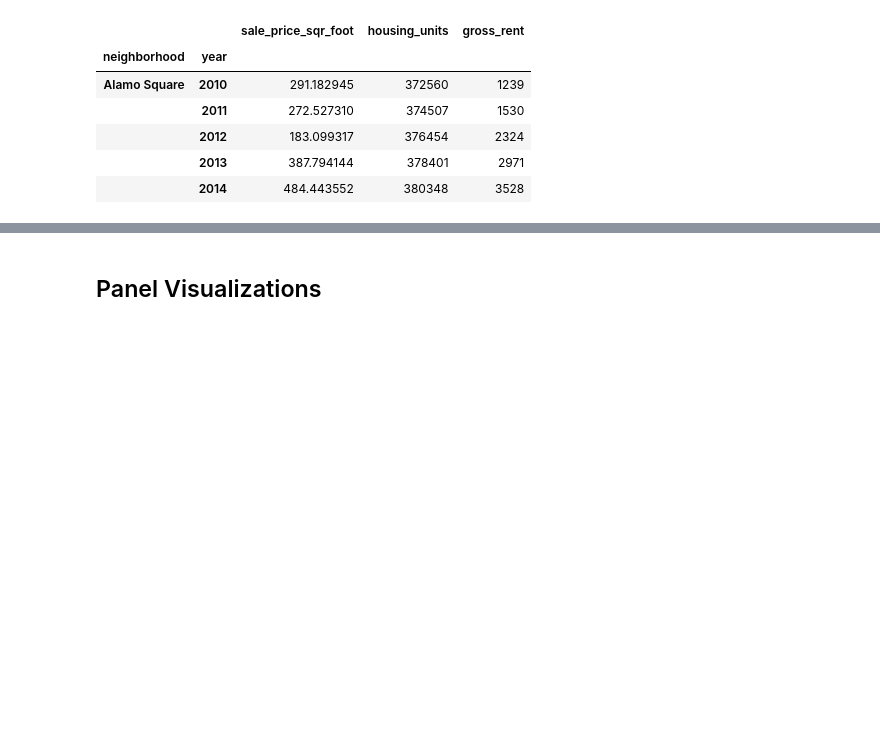
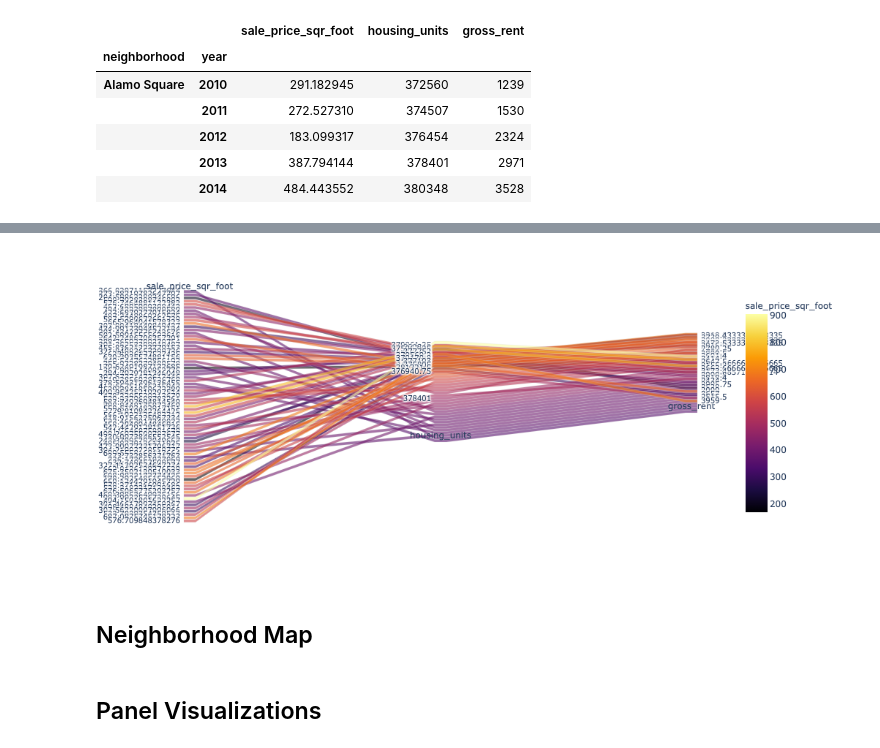
Before and after one commit to gerdonr/Pythonic-Manopoly, a Jupyter notebook: SF_Rental_Price_Dashboard.ipynb, the cells around one changed output, grey strips where cells are left out. Cells and saved outputs as stored; diff of their text form; code cells hidden in the pictures; blank space fills up the shorter version.

Commit message:
added work up unit the mapbox part

```diff
--- a/SF_Rental_Price_Dashboard.ipynb
+++ b/SF_Rental_Price_Dashboard.ipynb
@@ -134,0 +182,18 @@ plot_neighborhood_avg_price
+# %%
+# Parallel Categories Plot
+px.parallel_categories(
+    neighborhood_price,
+    dimensions=['sale_price_sqr_foot','housing_units','gross_rent'],
+    color='sale_price_sqr_foot',
+    color_continuous_scale=px.colors.sequential.Inferno,)
+    #labels={
+        #"neighborhood": "Neighborhood",
+       # "sale_price_sqr_foot": "Sale Price per Square Foot",
+       # "housing_units": "Housing Units",
+       # "gross_rent": "Gross Rent"
+
+   # })
+# %% [output]
+[figure, added]
+# %% [markdown]
+## Neighborhood Map
```
Also changed, not shown: parts of 10 cells of this notebook.
